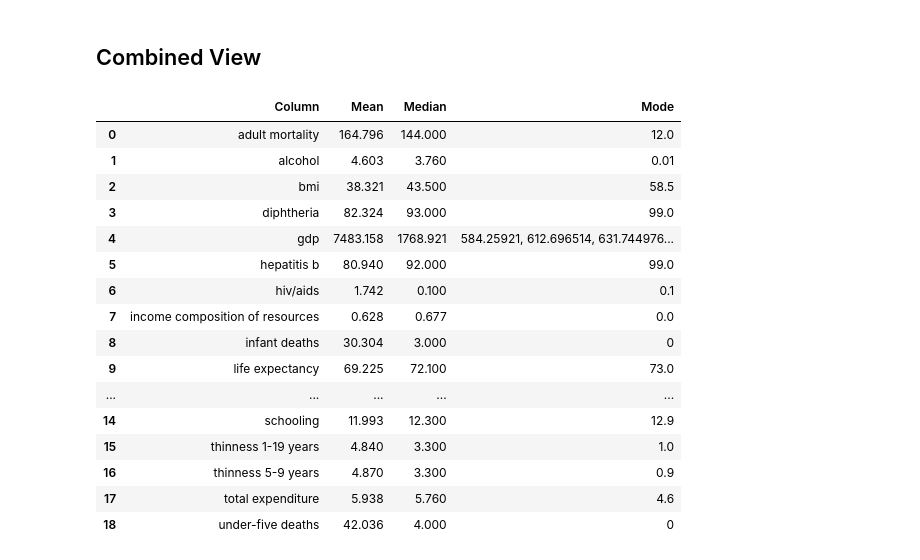
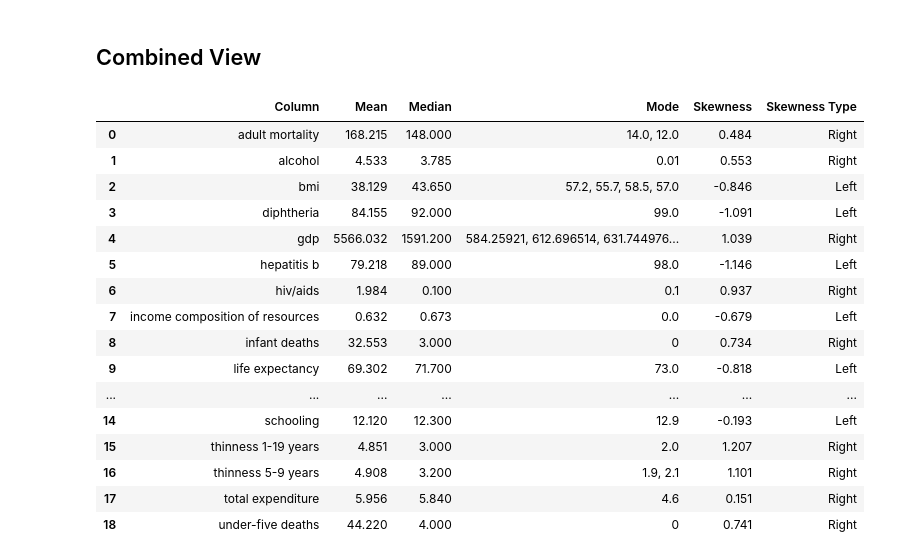
Before and after one commit to HanifaElahi/Statistical-Analysis, a Jupyter notebook: Life Expectancy (WHO) | Part I | Central Tendency Measures.ipynb, the cells around one changed output. Saved outputs shown, nothing was run; the diff lists cells and outputs as text; code cells hidden in the pictures.

Commit message:
Kaggle Notebook | Life Expectancy - Statistical Analysis | Part I | Version-VI

```diff
--- a/Life Expectancy (WHO) | Part I | Central Tendency Measures.ipynb
+++ b/Life Expectancy (WHO) | Part I | Central Tendency Measures.ipynb
@@ -123,3 +125,5 @@ thinness 5-9 years                 float64
 income composition of resources    float64
 schooling                          float64
 dtype: object
+# %%
+life_expectancy = life_expectancy.dropna()
@@ -256,0 +310,31 @@ mode_df
+# %%
+def calculate_skewness(values):
+    mean = np.mean(values)
+    median = np.median(values)
+    std_dev = np.std(values, ddof=1)  # Use ddof=1 for sample standard deviation
+    skewness = 3 * (mean - median) / std_dev  # Pearson's second skewness coefficient
+    return skewness
+# %%
+skewness_results = []
+
+# Loop through each column to calculate skewness
+for column_name, column_values in life_expectancy_numeric.items():
+    skewness = calculate_skewness(column_values)
+    skewness_results.append({"Column": column_name, "Skewness": skewness})
+# %%
+skewness_df = pd.DataFrame(skewness_results)
+
+# Define skewness classification function
+def classify_skewness(skewness):
+    if skewness < 0:
+        return "Left"
+    elif skewness > 0:
+        return "Right"
+    else:
+        return "Symmetric"
+
+# Add skewness classification
+skewness_df["Skewness Type"] = skewness_df["Skewness"].apply(classify_skewness)
+
+# Display the DataFrame
+skewness_df
@@ -259,23 +423,24 @@ mode_df
 # %%
 combined_df = pd.merge(mean_df, median_df, on="Column", how="outer")
 combined_df = pd.merge(combined_df, mode_df, on="Column", how="outer")
+combined_df = pd.merge(combined_df, skewness_df, on="Column", how="outer")
 
 combined_df
 # %% [output]
-|  | Column | Mean | Median | Mode |
-| 0 | adult mortality | 164.796 | 144.000 | 12.0 |
-| 1 | alcohol | 4.603 | 3.760 | 0.01 |
-| 2 | bmi | 38.321 | 43.500 | 58.5 |
-| 3 | diphtheria | 82.324 | 93.000 | 99.0 |
-| 4 | gdp | 7483.158 | 1768.921 | 584.25921, 612.696514, 631.744976... |
-| 5 | hepatitis b | 80.940 | 92.000 | 99.0 |
-| 6 | hiv/aids | 1.742 | 0.100 | 0.1 |
-| 7 | income composition of resources | 0.628 | 0.677 | 0.0 |
-| 8 | infant deaths | 30.304 | 3.000 | 0 |
-| 9 | life expectancy | 69.225 | 72.100 | 73.0 |
-| ... | ... | ... | ... | ... |
-| 14 | schooling | 11.993 | 12.300 | 12.9 |
-| 15 | thinness 1-19 years | 4.840 | 3.300 | 1.0 |
-| 16 | thinness 5-9 years | 4.870 | 3.300 | 0.9 |
-| 17 | total expenditure | 5.938 | 5.760 | 4.6 |
-| 18 | under-five deaths | 42.036 | 4.000 | 0 |
+|  | Column | Mean | Median | Mode | Skewness | Skewness Type |
+| 0 | adult mortality | 168.215 | 148.000 | 14.0, 12.0 | 0.484 | Right |
+| 1 | alcohol | 4.533 | 3.785 | 0.01 | 0.553 | Right |
+| 2 | bmi | 38.129 | 43.650 | 57.2, 55.7, 58.5, 57.0 | -0.846 | Left |
+| 3 | diphtheria | 84.155 | 92.000 | 99.0 | -1.091 | Left |
+| 4 | gdp | 5566.032 | 1591.200 | 584.25921, 612.696514, 631.744976... | 1.039 | Right |
+| 5 | hepatitis b | 79.218 | 89.000 | 98.0 | -1.146 | Left |
+| 6 | hiv/aids | 1.984 | 0.100 | 0.1 | 0.937 | Right |
+| 7 | income composition of resources | 0.632 | 0.673 | 0.0 | -0.679 | Left |
+| 8 | infant deaths | 32.553 | 3.000 | 0 | 0.734 | Right |
+| 9 | life expectancy | 69.302 | 71.700 | 73.0 | -0.818 | Left |
+| ... | ... | ... | ... | ... | ... | ... |
+| 14 | schooling | 12.120 | 12.300 | 12.9 | -0.193 | Left |
+| 15 | thinness 1-19 years | 4.851 | 3.000 | 2.0 | 1.207 | Right |
+| 16 | thinness 5-9 years | 4.908 | 3.200 | 1.9, 2.1 | 1.101 | Right |
+| 17 | total expenditure | 5.956 | 5.840 | 4.6 | 0.151 | Right |
+| 18 | under-five deaths | 44.220 | 4.000 | 0 | 0.741 | Right |
```
Also changed, not shown: parts of 23 cells of this notebook.
